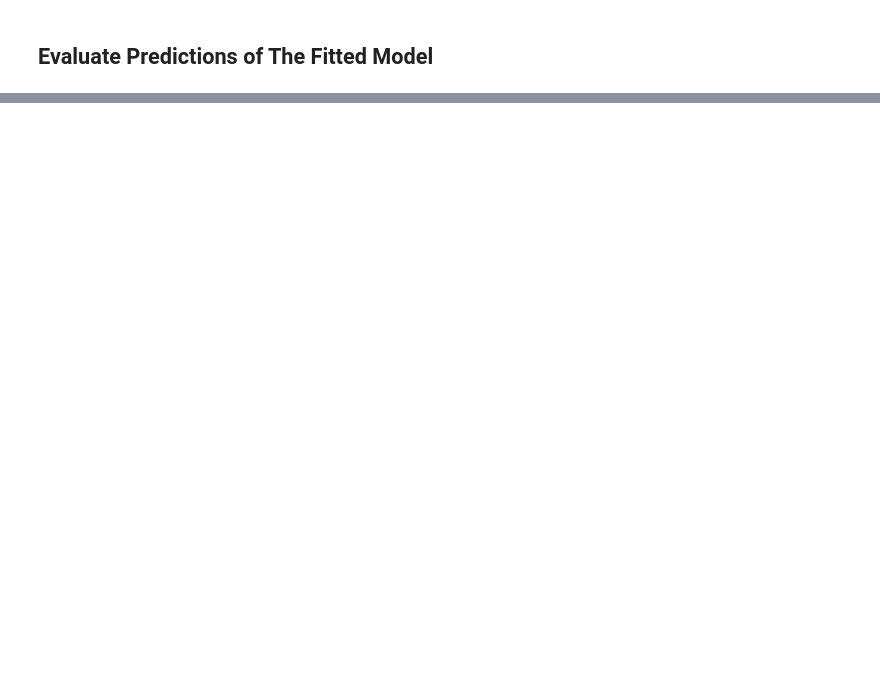
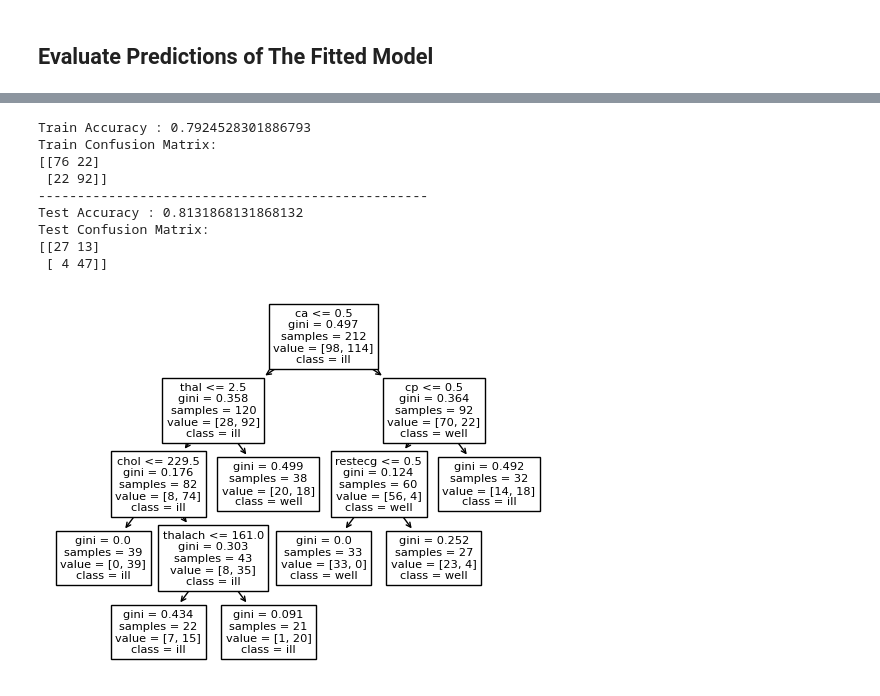
Before and after one commit to jonleesy/F21DLHeartDiseaseClassification, a Jupyter notebook: Model/HeartDisease_Part3.ipynb, the cells around one changed output, grey strips where cells are left out. Saved outputs shown, nothing was run; the diff lists cells and outputs as text; code cells hidden in the pictures; blank space fills up the shorter version.

```diff
--- a/Model/HeartDisease_Part3.ipynb
+++ b/Model/HeartDisease_Part3.ipynb
@@ -203,0 +280,13 @@ weighted avg       0.95      0.95      0.94        91
+# %%
+getGraphPerformance(clf_dt_min_leaf)
+# %% [output]
+Train Accuracy : 0.7924528301886793
+Train Confusion Matrix:
+[[76 22]
+ [22 92]]
+--------------------------------------------------
+Test Accuracy : 0.8131868131868132
+Test Confusion Matrix:
+[[27 13]
+ [ 4 47]]
+[figure, added]
```
Also changed, not shown: parts of 27 cells of this notebook.
